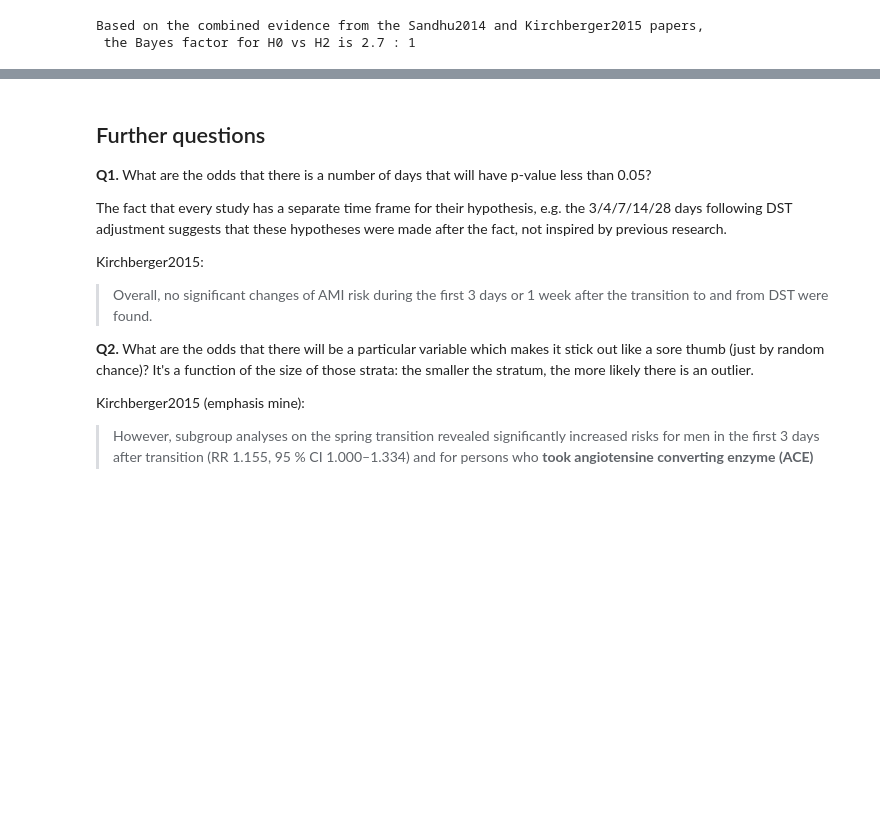
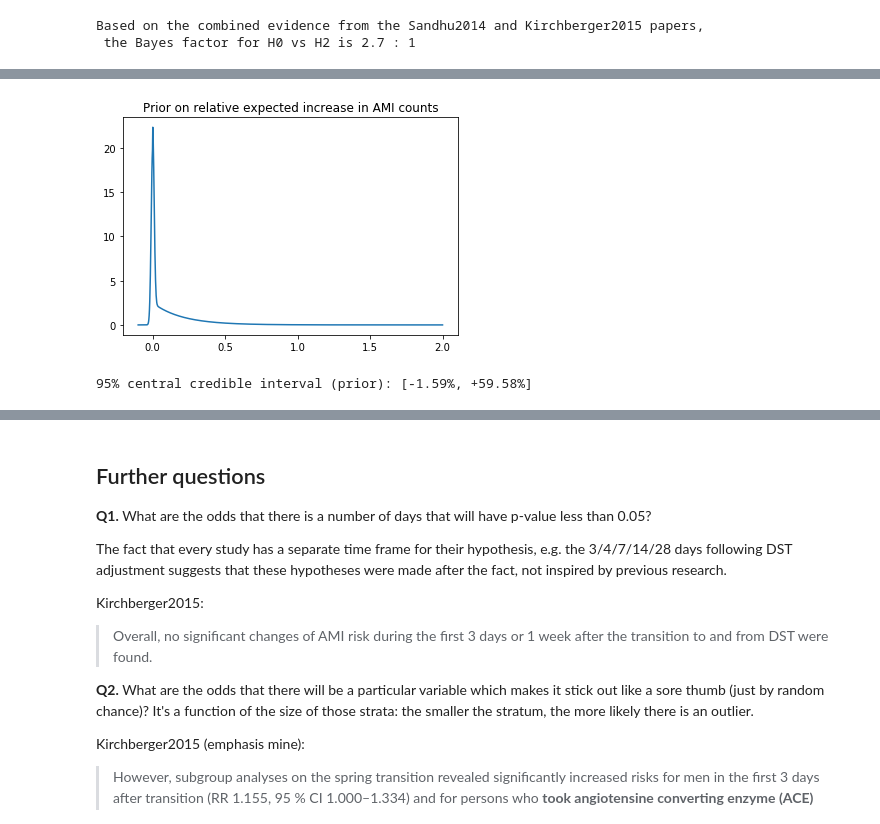
Before and after one commit to treszkai/BayesianScience, a Jupyter notebook: DST vs AMI.ipynb, the cells around one changed output, grey strips where cells are left out. Drawn from its saved outputs; the diff is of its cells as text; code cells hidden in the pictures; blank space fills up the shorter version.

```diff
--- a/DST vs AMI.ipynb
+++ b/DST vs AMI.ipynb
@@ -283,3 +309,6 @@ ami_obs = {day: round(ami_trend[day] * mean_irr_spring[day]) for day in WEEKDAYS
+# %%
+data[PAPER_ID]['trend'] = ami_trend
+data[PAPER_ID]['obs'] = ami_obs
 # %%
 utils.poisson_plot(ami_trend, ami_obs, kw2=dict(label='actual'),
                    extra_code="plt.title('Observed and trend values with 95% error bars')");
@@ -365,0 +399,17 @@ TODO: evaluate how sensitive are the marginal likelihoods to the choice of prior
+# %%
+expected_increase = 0.2
+# %%
+paper = "Sandhu2014"
+model = m.WeekdaysModel(data[paper]['trend'], expected_increase)
+# %%
+prior = model.prior()
+plt.plot(model.param_space, prior)
+plt.title('Prior on relative expected increase in AMI counts')
+plt.show()
+# %% [output]
+[figure, added]
+# %%
+print("95% central credible interval (prior): [{x[0]:+.2f}%, {x[1]:+.2f}%]"
+          .format(x=[y*100 for y in utils.central_credible_interval(model.param_space, prior, 0.05)]))
+# %% [output]
+95% central credible interval (prior): [-1.59%, +59.58%]
```
Also changed, not shown: parts of 31 cells of this notebook, 10 other files.
